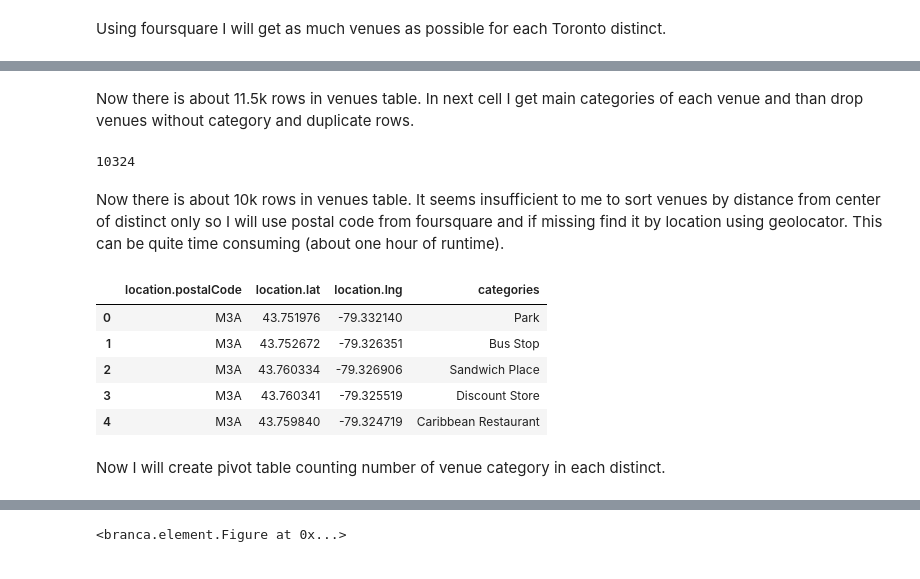
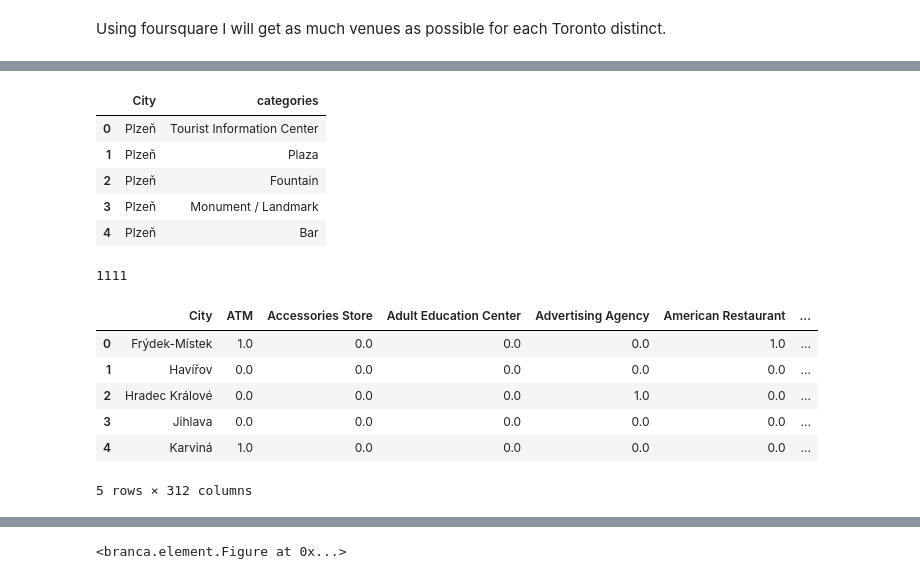
Before and after one commit to jarousek23/Coursera, a Jupyter notebook: Course_capstone.ipynb, the cells around one changed output, grey strips where cells are left out. Saved outputs shown, nothing was run; the diff lists cells and outputs as text; code cells hidden in the pictures.

```diff
--- a/Course_capstone.ipynb
+++ b/Course_capstone.ipynb
@@ -116,24 +107,14 @@ LIMIT = 300
-# %%
-search_query = 'Toronto, Toronto'
-radius = 3
-url = 'https://api.foursquare.com/v2/venues/search?client_id={}&client_secret={}&ll={},{}&v={}&radius={}&limit={}'.format(CLIENT_ID, CLIENT_SECRET, latitude, longitude, VERSION, radius, LIMIT)
-
-# url = 'https://api.foursquare.com/v2/venues/search?near={}&limit={}&client_id={}&client_secret={}&v={}'.format(search_query, LIMIT, CLIENT_ID, CLIENT_SECRET, VERSION)
-
-results = requests.get(url).json()
 # %%
-filtered_columns = ['location.postalCode', 'location.lat', 'location.lng', 'categories']
+filtered_columns = ['categories']
 
-# venues = pd.json_normalize(results['response']['venues']).loc[:, filtered_columns]
 venues = pd.DataFrame()
 
+radius = 1000
+
 for index, row in df.iterrows():
-    url = 'https://api.foursquare.com/v2/venues/search?client_id={}&client_secret={}&ll={},{}&v={}&radius={}&limit={}'.format(CLIENT_ID, CLIENT_SECRET, row[['Latitude', 'Longitude']].values[0], row[['Latitude', 'Longitude']].values[1], VERSION, radius, LIMIT)
+    url = 'https://api.foursquare.com/v2/venues/search?client_id={}&client_secret={}&ll={},{},&llAcc=1&v={}&radius={}&limit={}'.format(CLIENT_ID, CLIENT_SECRET, row['lat'], row['lng'], VERSION, radius, LIMIT)
     results = requests.get(url).json()
-    venues = venues.append(pd.json_normalize(results['response']['venues']).loc[:, filtered_columns])
-
-display(venues.head())
-display(venues.tail())
-
-len(venues)
+    print(len(results['response']['venues']))
+    venues_city = pd.json_normalize(results['response']['venues']).loc[:, filtered_columns]
+    venues = venues.append(pd.concat([pd.DataFrame([row['City']]*len(venues_city), columns=['City']), venues_city], axis = 1))
 # %% [output]
@@ -153,5 +136,3 @@ len(venues)
-# %% [markdown]
-Now there is about 11.5k rows in venues table. In next cell I get main categories of each venue and than drop venues without category and duplicate rows.
 # %%
 def get_category_type(row):
     try:
@@ -164,13 +145,18 @@ def get_category_type(row):
     else:
         return categories_list[0]['name']
 
-venues['categories'] = venues.apply(get_category_type, axis=1)
+venues['categories'] = venues.progress_apply(get_category_type, axis=1)
+display(venues.head())
 venues.dropna(inplace= True, subset= ['categories'])
 venues.head()
 
 venues.drop_duplicates(inplace=True)
 len(venues)
 # %% [output]
+|  | City | categories |
+| 0 | Plzeň | Tourist Information Center |
+| 1 | Plzeň | Plaza |
+| 2 | Plzeň | Fountain |
+| 3 | Plzeň | Monument / Landmark |
+| 4 | Plzeň | Bar |
-10324
+1111
-# %% [markdown]
-Now there is about 10k rows in venues table. It seems insufficient to me to sort venues by distance from center of distinct only so I will use postal code from foursquare and if missing find it by location using geolocator. This can be quite time consuming (about one hour of runtime).
@@ -181,22 +163,13 @@ geolocator = Nominatim(user_agent="foursquare_agent")
-# %%
-def clear_post_code(row):
-    postal_code = str(row['location.postalCode'])
-    if postal_code == 'nan':
-        location = geolocator.reverse(row[['location.lat', 'location.lng']])
-        return str.upper(re.findall('(, Ontario, )(...)', location.address)[0][1])
-    return str.upper(postal_code[0:3])
-
-venues['location.postalCode'] = venues.progress_apply(clear_post_code, axis= 1)
-venues.head()
-# %% [output]
-|  | location.postalCode | location.lat | location.lng | categories |
-| 0 | M3A | 43.751976 | -79.332140 | Park |
-| 1 | M3A | 43.752672 | -79.326351 | Bus Stop |
-| 2 | M3A | 43.760334 | -79.326906 | Sandwich Place |
-| 3 | M3A | 43.760341 | -79.325519 | Discount Store |
-| 4 | M3A | 43.759840 | -79.324719 | Caribbean Restaurant |
-# %% [markdown]
-Now I will create pivot table counting number of venue category in each distinct.
 # %%
 categories = venues['categories'].drop_duplicates().values
-venues_pivot = venues[['location.postalCode', 'categories']].pivot_table(index='location.postalCode', columns= 'categories', aggfunc=np.count_nonzero).fillna(0)/2
+venues_pivot = venues[['City', 'categories']].pivot_table(index='City', columns= 'categories', aggfunc=np.count_nonzero).fillna(0)/2
+venues_pivot = pd.DataFrame(venues_pivot.to_records())
+venues_pivot.head()
+# %% [output]
+|  | City | ATM | Accessories Store | Adult Education Center | Advertising Agency | American Restaurant | ... |
+| 0 | Frýdek-Místek | 1.0 | 0.0 | 0.0 | 0.0 | 1.0 | ... |
+| 1 | Havířov | 0.0 | 0.0 | 0.0 | 0.0 | 0.0 | ... |
+| 2 | Hradec Králové | 0.0 | 0.0 | 0.0 | 1.0 | 0.0 | ... |
+| 3 | Jihlava | 0.0 | 0.0 | 0.0 | 0.0 | 0.0 | ... |
+| 4 | Karviná | 1.0 | 0.0 | 0.0 | 0.0 | 0.0 | ... |
+5 rows × 312 columns
```
Also changed, not shown: parts of 25 cells of this notebook, 2 other files.
